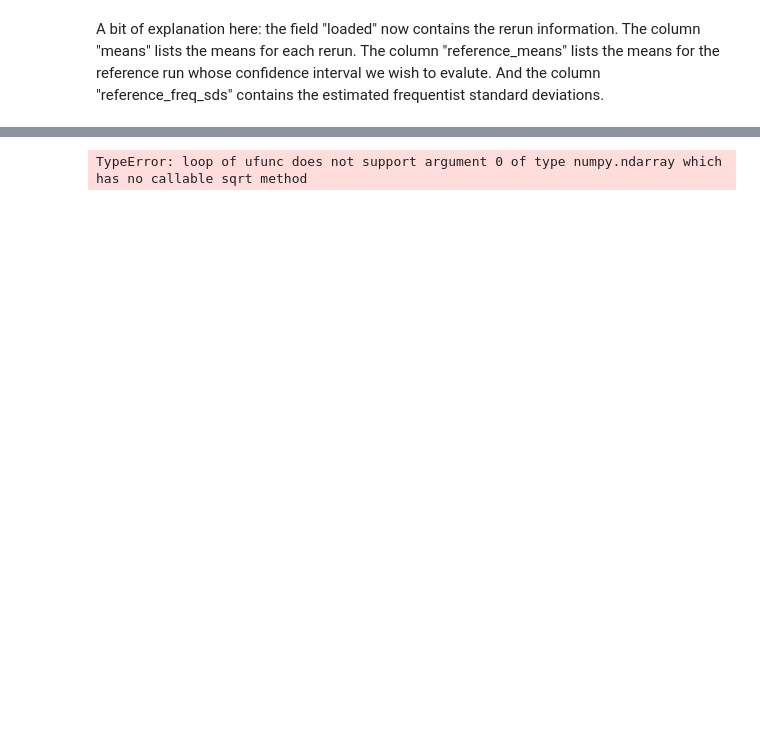
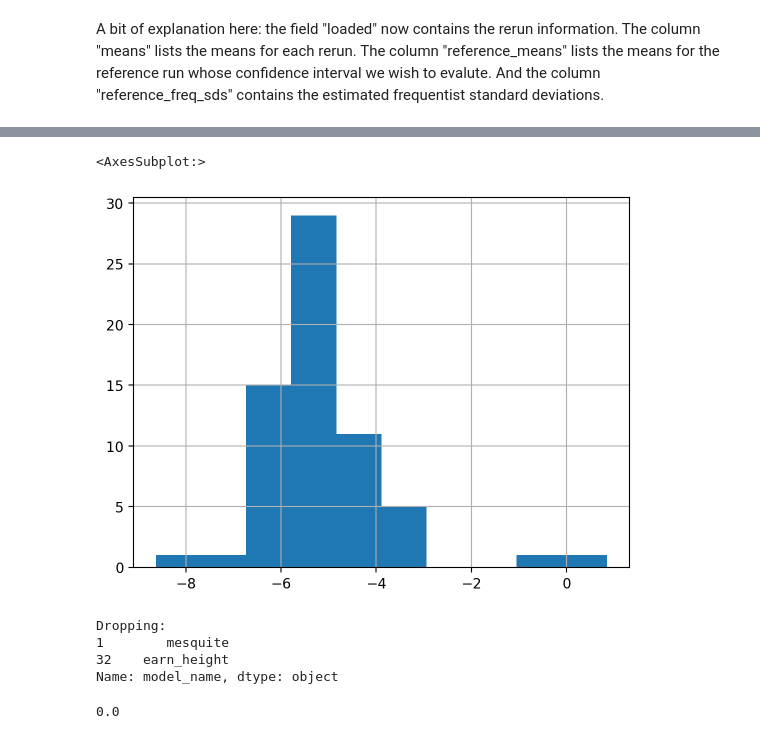
Before and after one commit to martiningram/dadvi-experiments, a Jupyter notebook: comparison/analysis/DADVI coverage.ipynb, the cells around one changed output, grey strips where cells are left out. Drawn from its saved outputs; the diff is of its cells as text; code cells hidden in the pictures; blank space fills up the shorter version.

```diff
--- a/comparison/analysis/DADVI coverage.ipynb
+++ b/comparison/analysis/DADVI coverage.ipynb
@@ -4,7 +10,9 @@ from glob import glob
 # %%
-from os.path import join
+# Which run to use as a reference; set to None to use the one initially intended to be the reference.
+REFERENCE_ROW_INDEX = 1
 
-base_path = '/media/martin/External Drive/projects/lrvb_paper/coverage_redone/M_64'
+# Set this to the appropriate directory
+base_path = './coverage_warm_starts_rerun//M_64/'
 
 coverage_runs = glob(join(base_path, '*', '*.pkl'))
 model_names = [x.split('/')[-2] for x in coverage_runs]
@@ -13,2 +19,5 @@ import pandas as pd
 # %%
 df = pd.DataFrame({'filename': coverage_runs, 'model_name': model_names})
+
+# Drop the test models
+df = df[~df['model_name'].str.contains('test')]
@@ -64,0 +80,19 @@ df.iloc[0]['loaded']
+# %%
+# Check convergence
+np.log10(df['worst_newton_step_norm']).hist()
+# %% [output]
+<AxesSubplot:>
+[figure, added]
+# %%
+# Drop models that likely didn't converge
+print('Dropping:')
+print(df[df['worst_newton_step_norm'] > 10**(-2)]['model_name'])
+
+problematic =  df[df['worst_newton_step_norm'] >= 10**(-2)].copy()
+
+df = df[df['worst_newton_step_norm'] < 10**(-2)].copy()
+# %% [output]
+Dropping:
+1        mesquite
+32    earn_height
+Name: model_name, dtype: object
@@ -65,7 +117,9 @@ df.iloc[0]['loaded']
+# %%
+df['frac_not_converged'].max()
+# %% [output]
+0.0
 # %%
-df['z_scores'] = df['loaded'].apply(compute_z_scores)
+df['z_scores'] = df['loaded'].apply(partial(compute_z_scores, reference_row_index=REFERENCE_ROW_INDEX))
-# %% [output]
-TypeError: loop of ufunc does not support argument 0 of type numpy.ndarray which has no callable sqrt method
 # %%
 df['frac_within'] = df['z_scores'].apply(evaluate_z_scores)
 # %%
```
Also changed, not shown: parts of 39 cells of this notebook.
